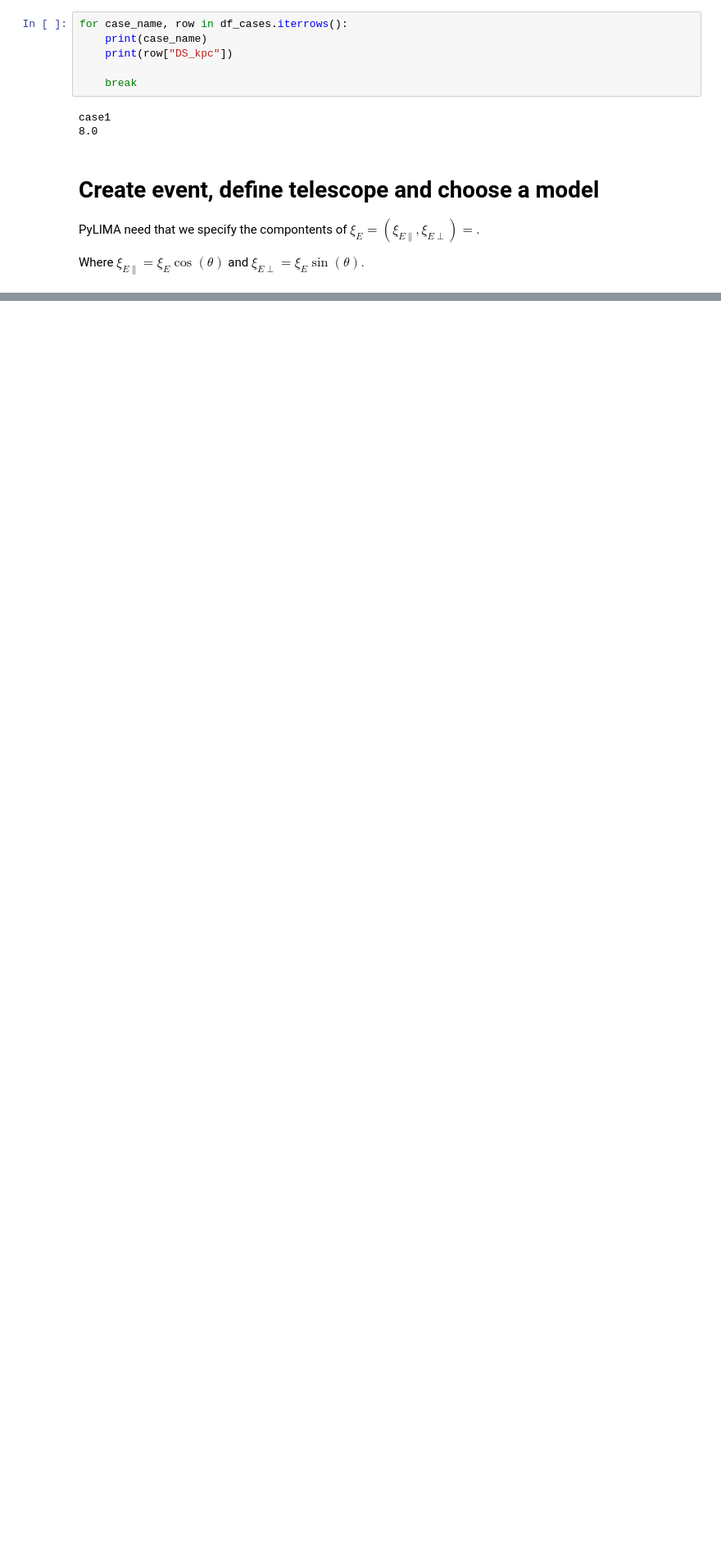
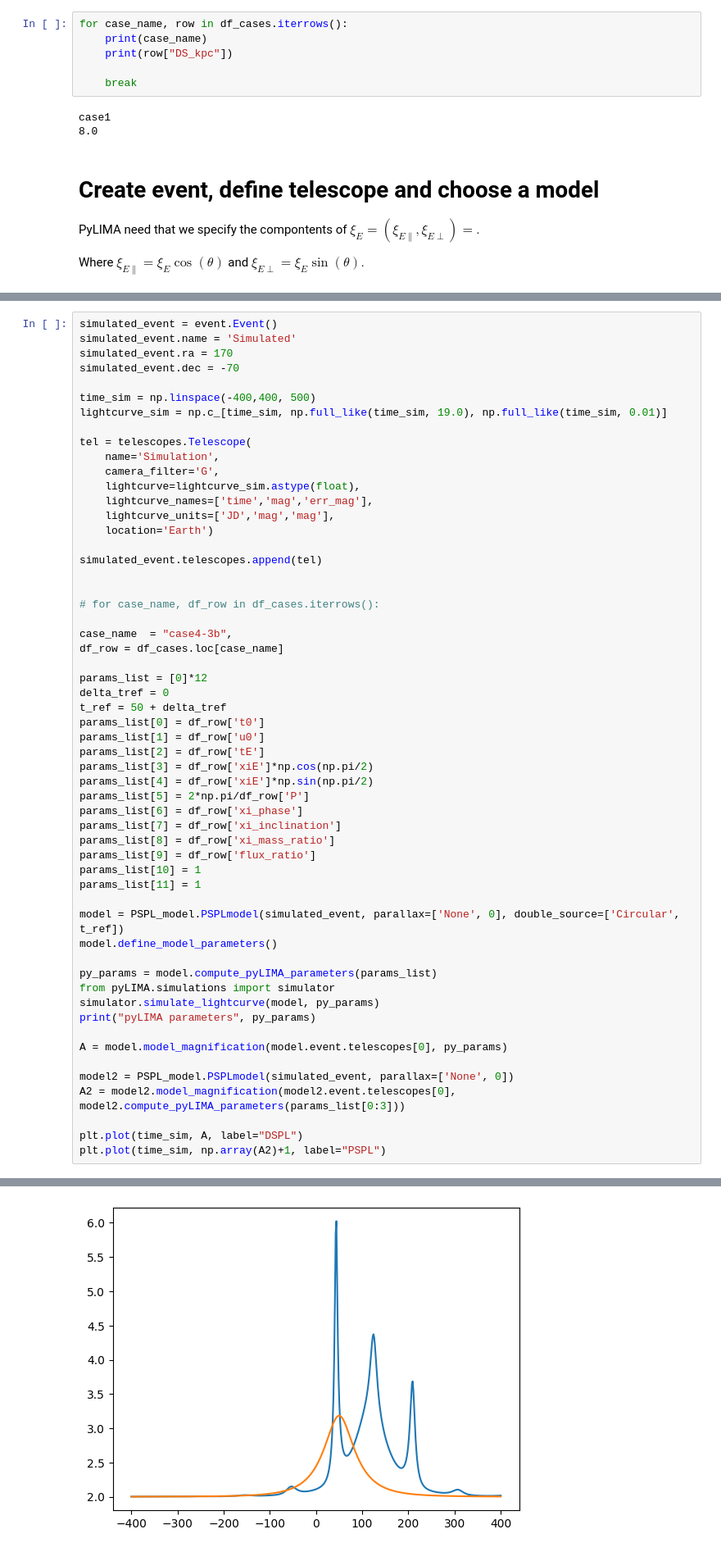
Before and after one commit to anibal-art/Roman_Rubin_NASA, a Jupyter notebook: binary_source/comparison.ipynb, the cells around one changed output, grey strips where cells are left out. Shown at 82% size. Drawn from its saved outputs; the diff is of its cells as text; blank space fills up the shorter version.

```diff
--- a/binary_source/comparison.ipynb
+++ b/binary_source/comparison.ipynb
@@ -278,0 +368,57 @@ pyLIMA parameters OrderedDict({'t0': np.float64(50.0), 'u0': np.float64(0.1), 't
+# %%
+simulated_event = event.Event()
+simulated_event.name = 'Simulated'
+simulated_event.ra = 170
+simulated_event.dec = -70
+
+time_sim = np.linspace(-400,400, 500)
+lightcurve_sim = np.c_[time_sim, np.full_like(time_sim, 19.0), np.full_like(time_sim, 0.01)]
+
+tel = telescopes.Telescope(
+    name='Simulation',
+    camera_filter='G',
+    lightcurve=lightcurve_sim.astype(float),
+    lightcurve_names=['time','mag','err_mag'],
+    lightcurve_units=['JD','mag','mag'],
+    location='Earth')
+
+simulated_event.telescopes.append(tel)
+
+
+# for case_name, df_row in df_cases.iterrows():
+
+case_name  = "case4-3b",
+df_row = df_cases.loc[case_name]
+
+params_list = [0]*12
+delta_tref = 0
+t_ref = 50 + delta_tref
+params_list[0] = df_row['t0']
+params_list[1] = df_row['u0']
+params_list[2] = df_row['tE']
+params_list[3] = df_row['xiE']*np.cos(np.pi/2)
+params_list[4] = df_row['xiE']*np.sin(np.pi/2)
+params_list[5] = 2*np.pi/df_row['P']
+params_list[6] = df_row['xi_phase']
+params_list[7] = df_row['xi_inclination']
+params_list[8] = df_row['xi_mass_ratio']
+params_list[9] = df_row['flux_ratio']
+params_list[10] = 1
+params_list[11] = 1
+
+model = PSPL_model.PSPLmodel(simulated_event, parallax=['None', 0], double_source=['Circular', t_ref])
+model.define_model_parameters()
+
+py_params = model.compute_pyLIMA_parameters(params_list)
+from pyLIMA.simulations import simulator
+simulator.simulate_lightcurve(model, py_params)
+print("pyLIMA parameters", py_params)
+
+A = model.model_magnification(model.event.telescopes[0], py_params)
+
+model2 = PSPL_model.PSPLmodel(simulated_event, parallax=['None', 0])
+A2 = model2.model_magnification(model2.event.telescopes[0], model2.compute_pyLIMA_parameters(params_list[0:3]))
+
+plt.plot(time_sim, A, label="DSPL")
+plt.plot(time_sim, np.array(A2)+1, label="PSPL")
+# %% [output]
@@ -278,0 +427 @@ pyLIMA parameters OrderedDict({'t0': np.float64(50.0), 'u0': np.float64(0.1), 't
+[figure, added]
```
Also changed, not shown: parts of 10 cells of this notebook, 55 other files.
